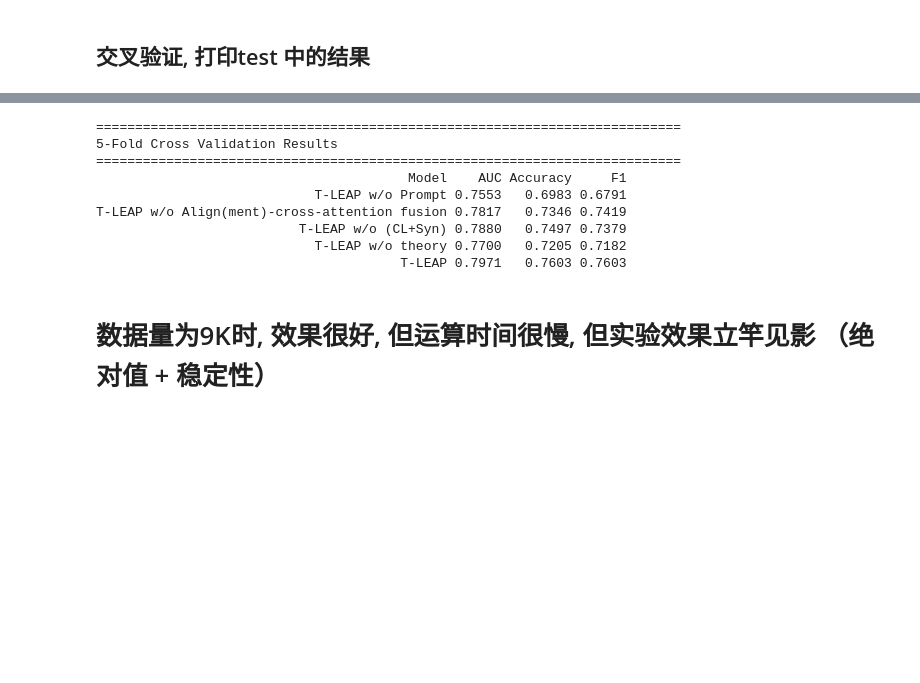
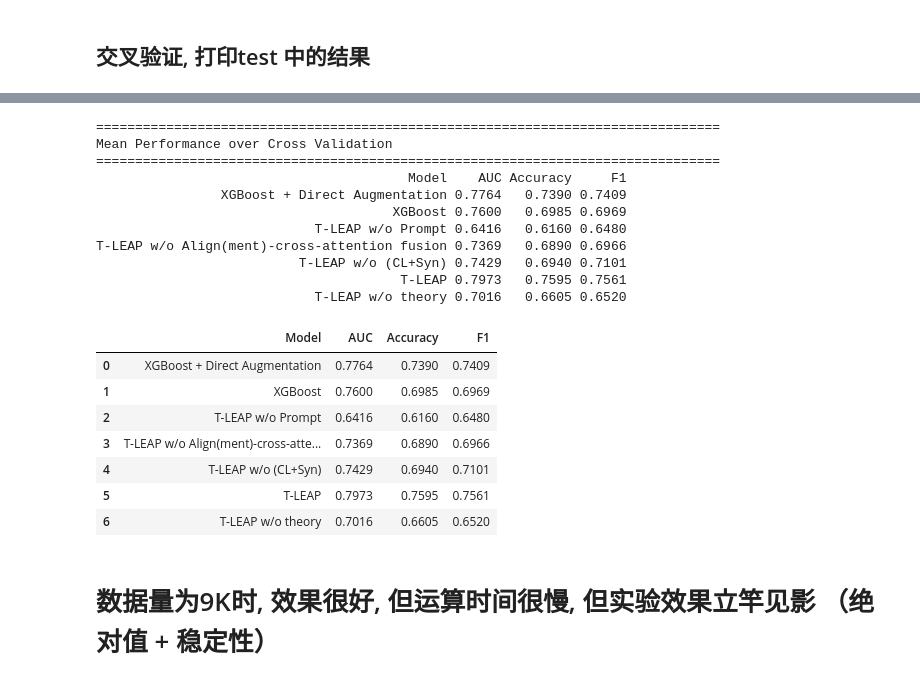
Before and after one commit to TomWang2022/IS6400-Regression, a Jupyter notebook: t-leap-for-employee-hopping.ipynb, the cells around one changed output, grey strips where cells are left out. Saved outputs shown, nothing was run; the diff lists cells and outputs as text; code cells hidden in the pictures; blank space fills up the shorter version.

Commit message:
Kaggle Notebook | T-LEAP for employee hopping_Ablation study | Version 12

```diff
--- a/t-leap-for-employee-hopping.ipynb
+++ b/t-leap-for-employee-hopping.ipynb
@@ -2831,63 +3153,74 @@ results
 # %%
-results_ = pd.DataFrame({
+results = pd.DataFrame({
 
     "Model": [
-
+        "XGBoost + Direct Augmentation",
+        "XGBoost",
         "T-LEAP w/o Prompt",
         "T-LEAP w/o Align(ment)-cross-attention fusion",
         "T-LEAP w/o (CL+Syn)",
+        "T-LEAP",
         "T-LEAP w/o theory",
-        "T-LEAP",
-
     ],
 
     "AUC": [
-
+        f"{np.mean(model0_auc):.4f}",
+        f"{np.mean(xgb_auc):.4f}",
         f"{np.mean(lstm_auc):.4f}",
         f"{np.mean(bert_auc):.4f}",
         f"{np.mean(model4_auc):.4f}",
+        f"{np.mean(model7_auc):.4f}",
         f"{np.mean(model8_auc):.4f}",
-        f"{np.mean(model7_auc):.4f}",
-
     ],
 
     "Accuracy": [
-
+        f"{np.mean(model0_acc):.4f}",
+        f"{np.mean(xgb_acc):.4f}",
         f"{np.mean(lstm_acc):.4f}",
         f"{np.mean(bert_acc):.4f}",
         f"{np.mean(model4_acc):.4f}",
+        f"{np.mean(model7_acc):.4f}",
         f"{np.mean(model8_acc):.4f}",
-        f"{np.mean(model7_acc):.4f}"
-
     ],
 
     "F1": [
-
+        f"{np.mean(model0_f1):.4f}",
+        f"{np.mean(xgb_f1):.4f}",
         f"{np.mean(lstm_f1):.4f}",
         f"{np.mean(bert_f1):.4f}",
         f"{np.mean(model4_f1):.4f}",
+        f"{np.mean(model7_f1):.4f}",
         f"{np.mean(model8_f1):.4f}",
-        f"{np.mean(model7_f1):.4f}"
-
     ]
 
 })
 
 print("\n")
-print("=" * 75)
-print("5-Fold Cross Validation Results")
-print("=" * 75)
-print(results_.to_string(index=False))
+print("=" * 80)
+print("Mean Performance over Cross Validation")
+print("=" * 80)
+print(results.to_string(index=False))
+results
 # %% [output]
-===========================================================================
-5-Fold Cross Validation Results
-===========================================================================
+================================================================================
+Mean Performance over Cross Validation
+================================================================================
                                         Model    AUC Accuracy     F1
-                            T-LEAP w/o Prompt 0.7553   0.6983 0.6791
-T-LEAP w/o Align(ment)-cross-attention fusion 0.7817   0.7346 0.7419
-                          T-LEAP w/o (CL+Syn) 0.7880   0.7497 0.7379
-                            T-LEAP w/o theory 0.7700   0.7205 0.7182
-                                       T-LEAP 0.7971   0.7603 0.7603
+                XGBoost + Direct Augmentation 0.7764   0.7390 0.7409
+                                      XGBoost 0.7600   0.6985 0.6969
+                            T-LEAP w/o Prompt 0.6416   0.6160 0.6480
+T-LEAP w/o Align(ment)-cross-attention fusion 0.7369   0.6890 0.6966
+                          T-LEAP w/o (CL+Syn) 0.7429   0.6940 0.7101
+                                       T-LEAP 0.7973   0.7595 0.7561
+                            T-LEAP w/o theory 0.7016   0.6605 0.6520
+|  | Model | AUC | Accuracy | F1 |
+| 0 | XGBoost + Direct Augmentation | 0.7764 | 0.7390 | 0.7409 |
+| 1 | XGBoost | 0.7600 | 0.6985 | 0.6969 |
+| 2 | T-LEAP w/o Prompt | 0.6416 | 0.6160 | 0.6480 |
+| 3 | T-LEAP w/o Align(ment)-cross-atte... | 0.7369 | 0.6890 | 0.6966 |
+| 4 | T-LEAP w/o (CL+Syn) | 0.7429 | 0.6940 | 0.7101 |
+| 5 | T-LEAP | 0.7973 | 0.7595 | 0.7561 |
+| 6 | T-LEAP w/o theory | 0.7016 | 0.6605 | 0.6520 |
 # %% [markdown]
 # 数据量为9K时, 效果很好, 但运算时间很慢, 但实验效果立竿见影 （绝对值 + 稳定性）
 # %%
```
Also changed, not shown: parts of 12 cells of this notebook.
